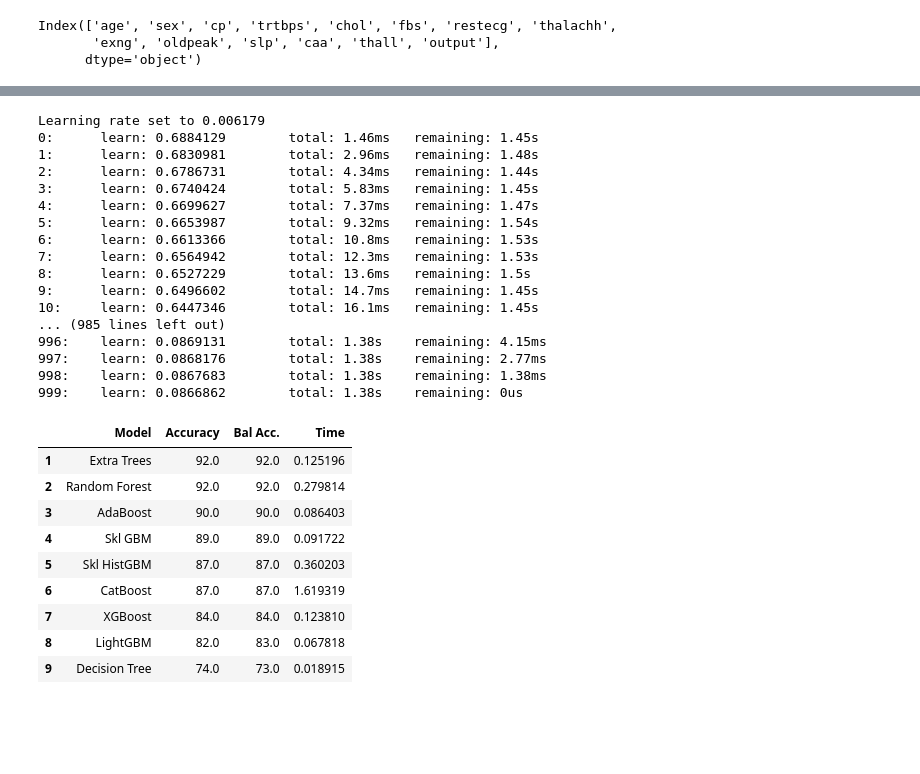
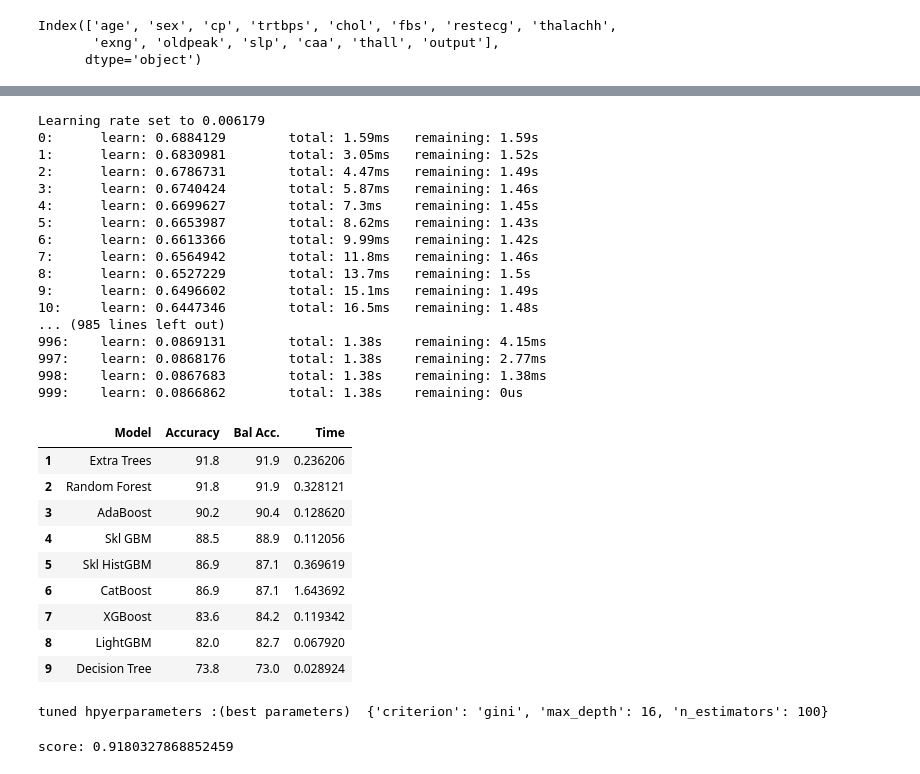
Before and after one commit to Abubakr1710/Hipocratia, a Jupyter notebook: data_enhancement.ipynb, the cells around one changed output, grey strips where cells are left out. Drawn from its saved outputs; the diff is of its cells as text; code cells hidden in the pictures; blank space fills up the shorter version.

```diff
--- a/data_enhancement.ipynb
+++ b/data_enhancement.ipynb
@@ -105,8 +105,8 @@ for model_name, model in tree_classifiers.items():
     total_time = time.time() - start_time
 
     results = results.append({"Model":    model_name,
-                            "Accuracy": round(metrics.accuracy_score(y_test, pred)*100),
-                            "Bal Acc.": round(metrics.balanced_accuracy_score(y_test, pred)*100),
+                            "Accuracy": round(metrics.accuracy_score(y_test, pred)*100, 1),
+                            "Bal Acc.": round(metrics.balanced_accuracy_score(y_test, pred)*100, 1),
                             "Time":     total_time},
                             ignore_index=True)
 
@@ -119,27 +119,46 @@ results_ord
 Learning rate set to 0.006179
-0:      learn: 0.6884129        total: 1.46ms   remaining: 1.45s
-1:      learn: 0.6830981        total: 2.96ms   remaining: 1.48s
-2:      learn: 0.6786731        total: 4.34ms   remaining: 1.44s
-3:      learn: 0.6740424        total: 5.83ms   remaining: 1.45s
-4:      learn: 0.6699627        total: 7.37ms   remaining: 1.47s
-5:      learn: 0.6653987        total: 9.32ms   remaining: 1.54s
-6:      learn: 0.6613366        total: 10.8ms   remaining: 1.53s
-7:      learn: 0.6564942        total: 12.3ms   remaining: 1.53s
-8:      learn: 0.6527229        total: 13.6ms   remaining: 1.5s
-9:      learn: 0.6496602        total: 14.7ms   remaining: 1.45s
-10:     learn: 0.6447346        total: 16.1ms   remaining: 1.45s
+0:      learn: 0.6884129        total: 1.59ms   remaining: 1.59s
+1:      learn: 0.6830981        total: 3.05ms   remaining: 1.52s
+2:      learn: 0.6786731        total: 4.47ms   remaining: 1.49s
+3:      learn: 0.6740424        total: 5.87ms   remaining: 1.46s
+4:      learn: 0.6699627        total: 7.3ms    remaining: 1.45s
+5:      learn: 0.6653987        total: 8.62ms   remaining: 1.43s
+6:      learn: 0.6613366        total: 9.99ms   remaining: 1.42s
+7:      learn: 0.6564942        total: 11.8ms   remaining: 1.46s
+8:      learn: 0.6527229        total: 13.7ms   remaining: 1.5s
+9:      learn: 0.6496602        total: 15.1ms   remaining: 1.49s
+10:     learn: 0.6447346        total: 16.5ms   remaining: 1.48s
 ... (985 lines left out)
 996:    learn: 0.0869131        total: 1.38s    remaining: 4.15ms
 997:    learn: 0.0868176        total: 1.38s    remaining: 2.77ms
 998:    learn: 0.0867683        total: 1.38s    remaining: 1.38ms
 999:    learn: 0.0866862        total: 1.38s    remaining: 0us
 |  | Model | Accuracy | Bal Acc. | Time |
-| 1 | Extra Trees | 92.0 | 92.0 | 0.125196 |
-| 2 | Random Forest | 92.0 | 92.0 | 0.279814 |
-| 3 | AdaBoost | 90.0 | 90.0 | 0.086403 |
-| 4 | Skl GBM | 89.0 | 89.0 | 0.091722 |
-| 5 | Skl HistGBM | 87.0 | 87.0 | 0.360203 |
-| 6 | CatBoost | 87.0 | 87.0 | 1.619319 |
-| 7 | XGBoost | 84.0 | 84.0 | 0.123810 |
-| 8 | LightGBM | 82.0 | 83.0 | 0.067818 |
-| 9 | Decision Tree | 74.0 | 73.0 | 0.018915 |
+| 1 | Extra Trees | 91.8 | 91.9 | 0.236206 |
+| 2 | Random Forest | 91.8 | 91.9 | 0.328121 |
+| 3 | AdaBoost | 90.2 | 90.4 | 0.128620 |
+| 4 | Skl GBM | 88.5 | 88.9 | 0.112056 |
+| 5 | Skl HistGBM | 86.9 | 87.1 | 0.369619 |
+| 6 | CatBoost | 86.9 | 87.1 | 1.643692 |
+| 7 | XGBoost | 83.6 | 84.2 | 0.119342 |
+| 8 | LightGBM | 82.0 | 82.7 | 0.067920 |
+| 9 | Decision Tree | 73.8 | 73.0 | 0.028924 |
+# %%
+grid={'n_estimators': [10, 100, 300, 500],
+ 'criterion':['gini', 'entropy'],
+ 'max_depth': [2,8,16,32,50],
+  }
+mod=ExtraTreesClassifier()
+mod_cv=GridSearchCV(mod,grid,cv=10)
+mod_cv.fit(X_train,y_train)
+
+print("tuned hpyerparameters :(best parameters) ",mod_cv.best_params_)
+# %% [output]
+tuned hpyerparameters :(best parameters)  {'criterion': 'gini', 'max_depth': 16, 'n_estimators': 100}
+# %%
+mod2 = ExtraTreesClassifier(n_estimators=300, criterion='entropy', max_depth=16)
+mod2.fit(X_train,y_train)
+predic = mod2.predict(X_test)
+print("score:", metrics.accuracy_score(y_test, predic))
+# %% [output]
+score: 0.9180327868852459
```
Also changed, not shown: parts of 4 cells of this notebook, 4 other files.
